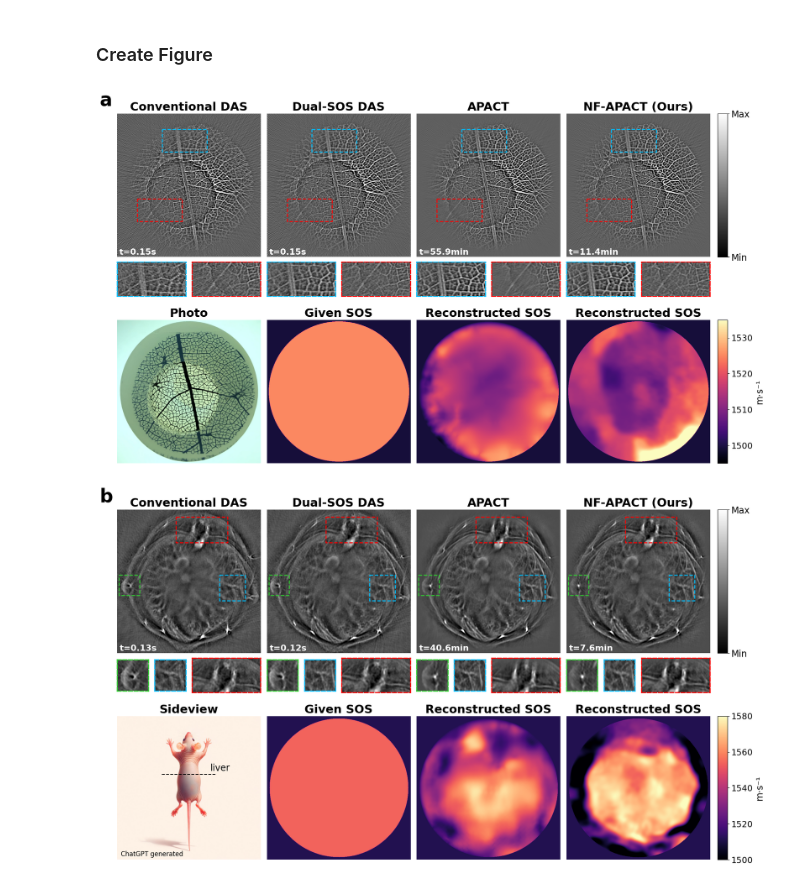
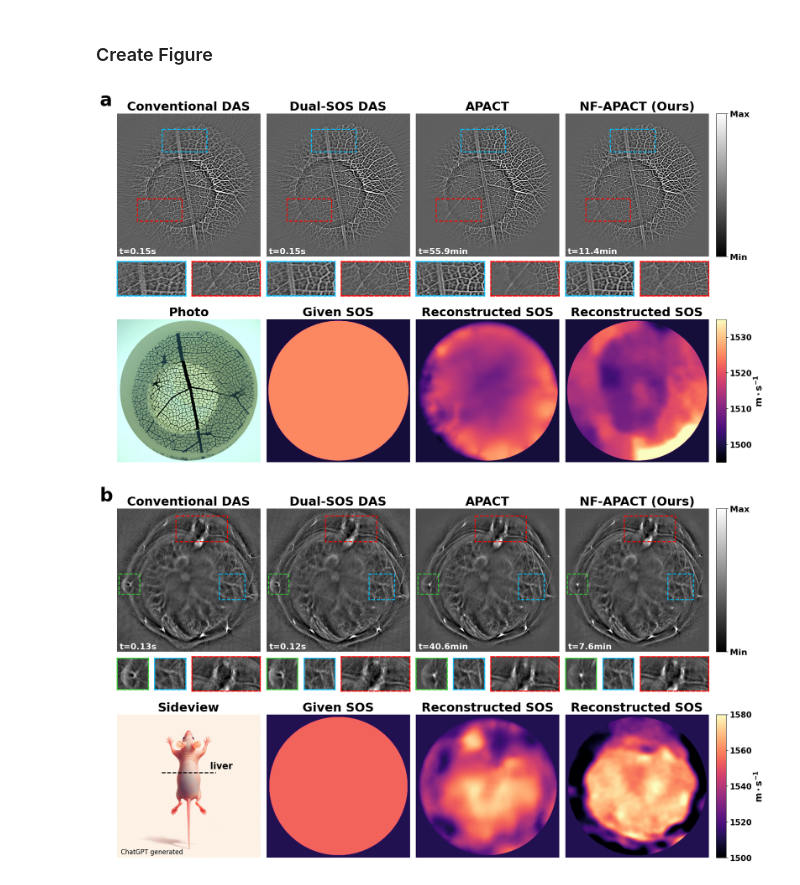
Before and after one commit to Lukeli0425/Coord-SoS-PACT, a Jupyter notebook: figures/figure_realdata.ipynb, the cells around one changed output. Drawn from its saved outputs; the diff is of its cells as text; code cells hidden in the pictures.

```diff
--- a/figures/figure_realdata.ipynb
+++ b/figures/figure_realdata.ipynb
@@ -77,7 +77,7 @@ for idx, (img, method, time, SOS, SOS_title) in enumerate(zip([IP_das_phantom, I
                                                               [None, SOS_dual_phantom, SOS_APACT_phamtom, SOS_nf_apact_phantom],
                                                               ['Photo', 'Given SOS', 'Reconstructed SOS', 'Reconstructed SOS'])):
     ax = plt.subplot(gs[0:8,idx*4:(idx+1)*4])
-    plt.title(method, fontsize=22, fontweight='semibold')
+    plt.title(method, fontsize=23, fontweight='semibold')
     plt.axis('off')
     if idx == 0:
         plt.title('a', loc='left', x=-0.12, y=1.03, fontsize=35, fontweight='semibold', color='black')
@@ -87,7 +87,7 @@ for idx, (img, method, time, SOS, SOS_title) in enumerate(zip([IP_das_phantom, I
         cax = fig.add_axes([ax.get_position().x1+0.01, ax.get_position().y0, 0.013, ax.get_position().height])
         cb = plt.colorbar(cax=cax, norm=norm)
         cb.set_ticks([5, -3])
-        cb.set_ticklabels(['Max', 'Min'], fontsize=17)
+        cb.set_ticklabels(['Max', 'Min'], fontsize=16, fontweight='bold')
 
     for k, (x, y, h, w, color) in enumerate(patches):
         rect = plt.Rectangle((y, x), w, h, fill=False, edgecolor=color, linewidth=1.8, linestyle='--')
@@ -102,7 +102,7 @@ for idx, (img, method, time, SOS, SOS_title) in enumerate(zip([IP_das_phantom, I
             ax2.spines[loc].set_linestyle('--')
 
     ax = plt.subplot(gs[11:19,idx*4:(idx+1)*4])
-    plt.title(SOS_title, fontsize=22, fontweight='semibold')
+    plt.title(SOS_title, fontsize=23, fontweight='semibold')
     plt.axis('off')
     if idx == 0:
         plt.imshow(img_phantom, cmap='gray')
@@ -112,12 +112,12 @@ for idx, (img, method, time, SOS, SOS_title) in enumerate(zip([IP_das_phantom, I
         cax = fig.add_axes([ax.get_position().x1+0.01, ax.get_position().y0, 0.013, ax.get_position().height])
         cb = plt.colorbar(cax=cax, norm=norm_SOS)
         cb.set_ticks([1500, 1510, 1520, 1530])
-        cb.set_ticklabels(['1500', '1510', '1520', '1530'], fontsize=16)
-        cb.set_label('m·s⁻¹', fontsize=17)
+        cb.set_ticklabels(['1500', '1510', '1520', '1530'], fontsize=15, fontweight='bold')
+        cb.set_label('$\mathbf{m \cdot s^{-1}}$', fontsize=17)
 
 plt.savefig('figure_phantom.png', bbox_inches='tight', dpi=256)
 # %% [output]
-[figure, old version]
+[figure, new version]
 # %%
 patches = [(254, 7, 80, 80, 'limegreen'), (255, 400, 100, 100,'deepskyblue'), (28, 230, 100, 200, 'red')]#(160, 130, 100, 200, 'red')]
 # patches = [(254, 7, 80, 80, 'limegreen'), (255, 400, 100, 100,'deepskyblue'), (30, 210, 100, 200, 'red')]
@@ -133,7 +133,7 @@ for idx, (img, method, time, SOS, SOS_title) in enumerate(zip([IP_das_invivo, IP
                                                               [None, SOS_dual_invivo, SOS_APACT_invivo, SOS_nf_apact_invivo],
                                                               ['Sideview', 'Given SOS', 'Reconstructed SOS', 'Reconstructed SOS'])):
     ax = plt.subplot(gs[0:8,idx*4:(idx+1)*4])
-    plt.title(method, fontsize=22, fontweight='semibold')
+    plt.title(method, fontsize=23, fontweight='semibold')
     plt.axis('off')
     if idx == 0:
         plt.title('b', loc='left', x=-0.12, y=1.03, fontsize=35, fontweight='semibold', color='black')
@@ -143,40 +143,40 @@ for idx, (img, method, time, SOS, SOS_title) in enumerate(zip([IP_das_invivo, IP
         cax = fig.add_axes([ax.get_position().x1+0.01, ax.get_position().y0, 0.013, ax.get_position().height])
         cb = plt.colorbar(cax=cax, norm=norm)
         cb.set_ticks([8, -3.5])
-        cb.set_ticklabels(['Max', 'Min'], fontsize=17)
+        cb.set_ticklabels(['Max', 'Min'], fontsize=16, fontweight='bold')
 
     for k, (x, y, h, w, color) in enumerate(patches):
         rect = plt.Rectangle((y, x), w, h, fill=False, edgecolor=color, linewidth=1.8, linestyle='--')
         ax.add_patch(rect)
         ax2 = plt.subplot(gs[8:10,idx*4+k:idx*4+k+1+(k==2)])
         plt.imshow(img[x:x+h, y:y+w], cmap='gray', norm=norm)
         plt.xticks([])
         plt.yticks([])
         for loc in ['bottom', 'top', 'left', 'right']:
             ax2.spines[loc].set_color(color)
             ax2.spines[loc].set_linewidth(2)
             ax2.spines[loc].set_linestyle('--')
 
     ax = plt.subplot(gs[11:19,idx*4:(idx+1)*4])
-    plt.title(SOS_title, fontsize=22, fontweight='semibold')
+    plt.title(SOS_title, fontsize=23, fontweight='semibold')
     plt.axis('off')
     if idx == 0:
         plt.imshow(img_mouse)
-        ax.hlines([405], 310, 690, colors='black', linestyles='--', linewidth=1.5)
-        plt.text(x=650, y=380, s='liver', fontsize=17, color='black')
+        ax.hlines([405], 310, 690, colors='black', linestyles='--', linewidth=1.9)
+        plt.text(x=650, y=380, s='liver', fontsize=17, color='black', fontweight='bold')
         plt.text(x=25, y=975, s='ChatGPT generated', fontsize=12, color='black')
         continue
     plt.imshow(SOS, cmap='magma', norm=norm_SOS)
     if idx == 3:
         cax = fig.add_axes([ax.get_position().x1+0.01, ax.get_position().y0, 0.013, ax.get_position().height])
         cb = plt.colorbar(cax=cax, norm=norm_SOS)
         cb.set_ticks([1500, 1520, 1540, 1560, 1580])
-        cb.set_ticklabels(['1500', '1520', '1540', '1560', '1580'], fontsize=16)
-        cb.set_label('m·s⁻¹', fontsize=17)
+        cb.set_ticklabels(['1500', '1520', '1540', '1560', '1580'], fontsize=15, fontweight='bold')
+        cb.set_label('$\mathbf{m \cdot s^{-1}}$', fontsize=17)
 
 plt.savefig('figure_invivo.png', bbox_inches='tight', dpi=256)
 # %% [output]
-[figure, old version]
+[figure, new version]
 # %%
 SOS_APACT_invivo.min(), SOS_APACT_invivo.max(), SOS_nf_apact_invivo.min(), SOS_nf_apact_invivo.max()
 # %% [output]
```
Also changed, not shown: parts of 1 cell of this notebook, 20 other files.
